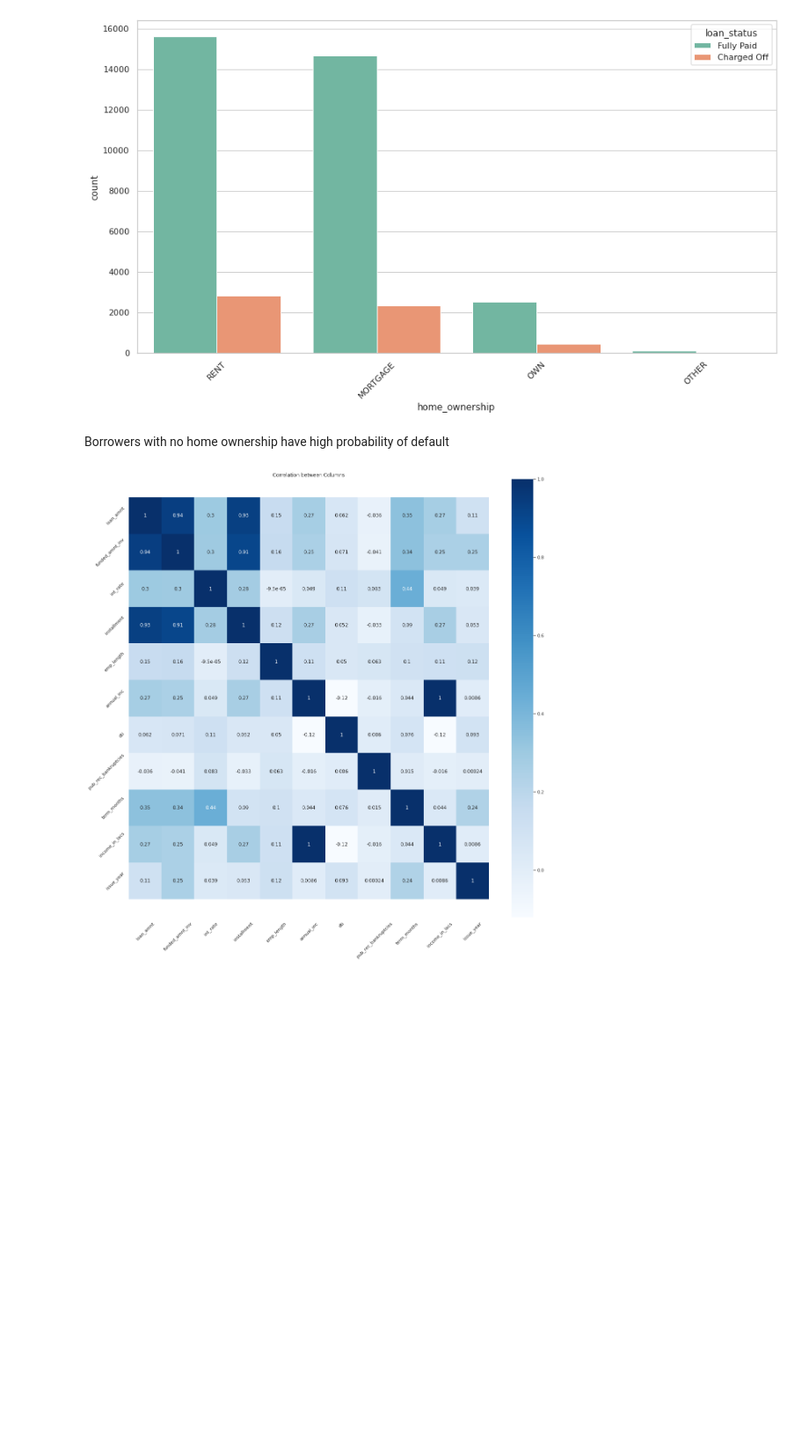
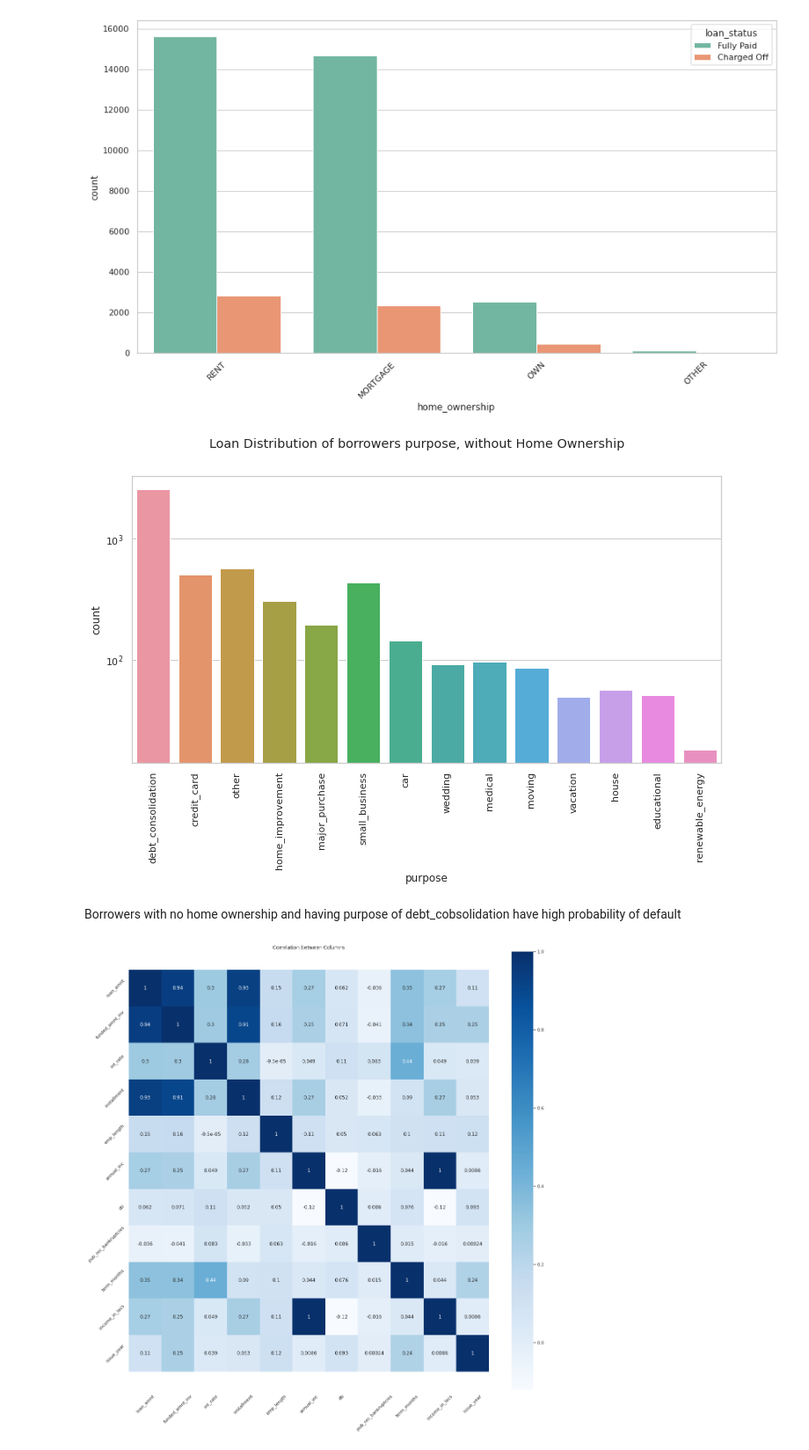
Before and after one commit to bitbotcoder/Project, a Jupyter notebook: Group_Facilitator_Sumit_Khanna.ipynb, the cells around one changed output. Shown at 88% size. Saved outputs shown, nothing was run; the diff lists cells and outputs as text; code cells hidden in the pictures; blank space fills up the shorter version.

```diff
--- a/Group_Facilitator_Sumit_Khanna.ipynb
+++ b/Group_Facilitator_Sumit_Khanna.ipynb
@@ -672,8 +695,18 @@ plt.xticks(rotation=45)
 plt.show()
 # %% [output]
 [figure]
+# %%
+plt.figure(figsize=(12,6))
+sns.countplot(x='purpose', data=loan_df[(loan_df.loan_status == 'Charged Off') & (loan_df.home_ownership.isin(['RENT','MORTGAGE']))],
+order=loan_df.purpose.value_counts().index)
+plt.xticks(rotation=90)
+plt.yscale('log')
+plt.suptitle('Loan Distribution of borrowers purpose, without Home Ownership')
+plt.show()
+# %% [output]
+[figure, added]
 # %% [markdown]
-Borrowers with no home ownership have high probability of default
+Borrowers with no home ownership and having purpose of debt_cobsolidation have high probability of default
 # %%
 plt.figure(figsize=(20,20))
 pf = sns.heatmap(loan_df.corr(), annot = True, cmap='Blues')
```
Also changed, not shown: parts of 8 cells of this notebook, 1 other file.
